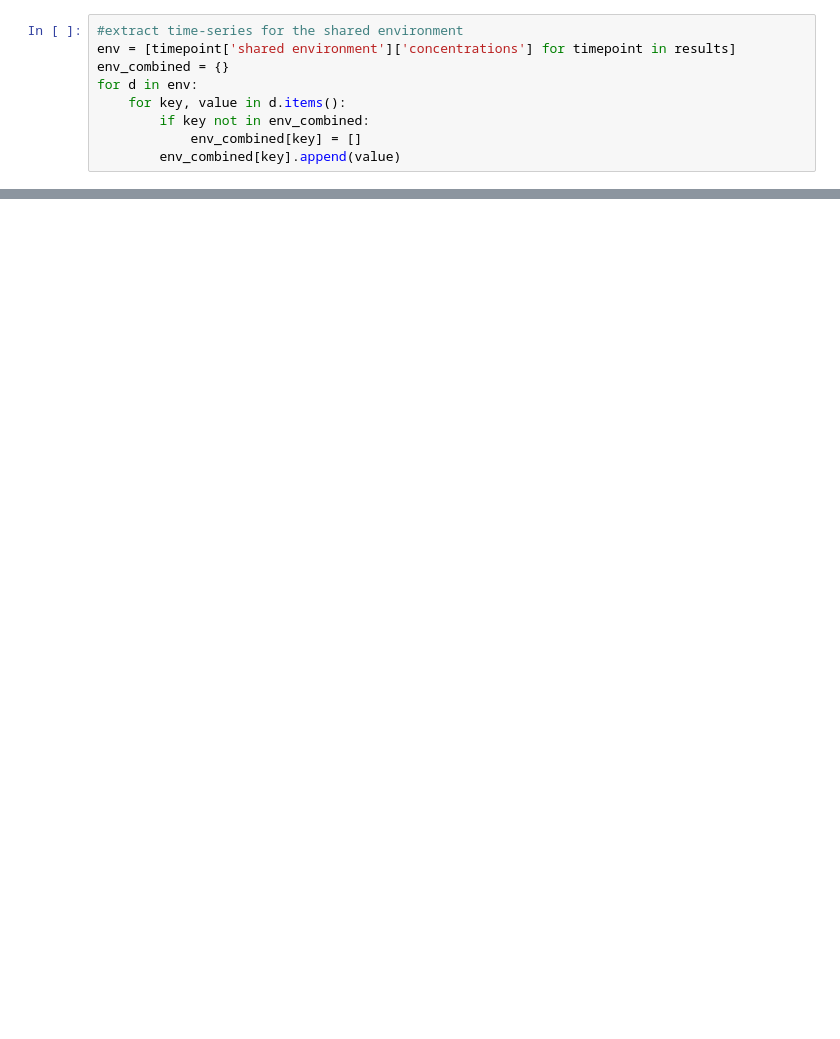
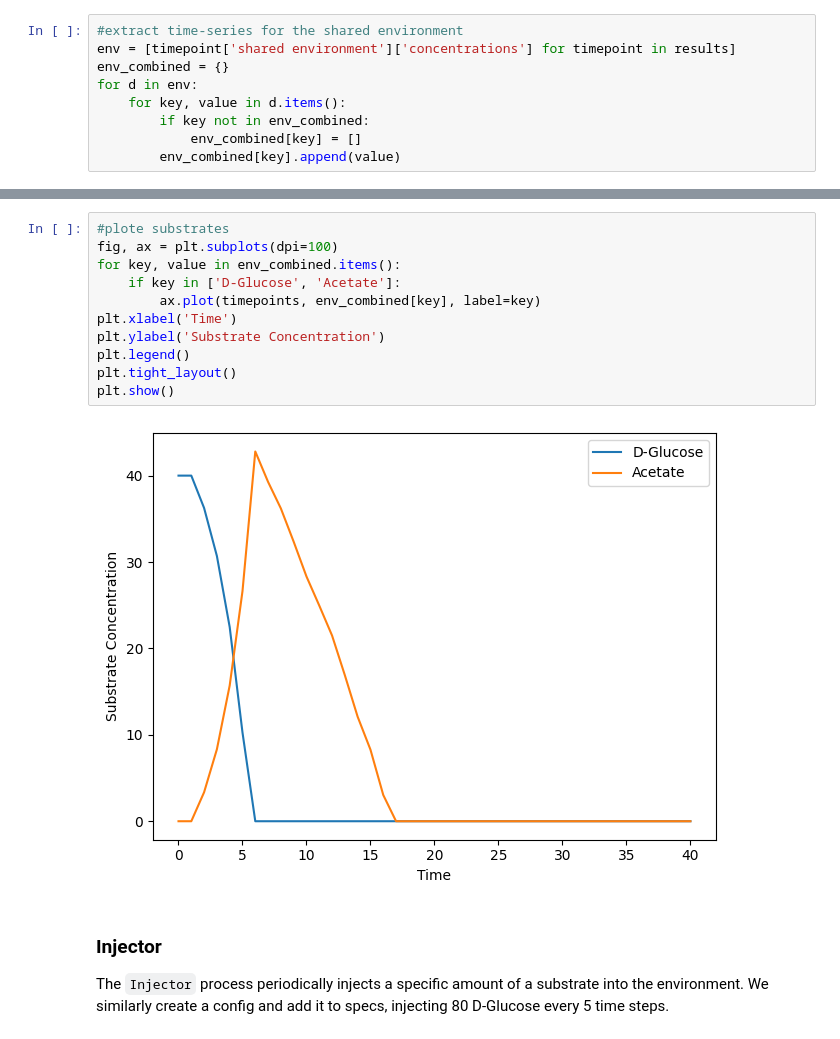
Before and after one commit to vivarium-collective/cdFBA, a Jupyter notebook: Notebooks/demo.ipynb, the cells around one changed output, grey strips where cells are left out. Saved outputs shown, nothing was run; the diff lists cells and outputs as text; blank space fills up the shorter version.

```diff
--- a/Notebooks/demo.ipynb
+++ b/Notebooks/demo.ipynb
@@ -178,0 +264,16 @@ spec['shared environment']
+# %%
+#plote substrates
+fig, ax = plt.subplots(dpi=100)
+for key, value in env_combined.items():
+    if key in ['D-Glucose', 'Acetate']:
+        ax.plot(timepoints, env_combined[key], label=key)
+plt.xlabel('Time')
+plt.ylabel('Substrate Concentration')
+plt.legend()
+plt.tight_layout()
+plt.show()
+# %% [output]
+[figure, added]
+# %% [markdown]
+### Injector
+The `Injector` process periodically injects a specific amount of a substrate into the environment. We similarly create a config and add it to specs, injecting 80 D-Glucose every 5 time steps.
```
Also changed, not shown: parts of 28 cells of this notebook, 1 other file.
